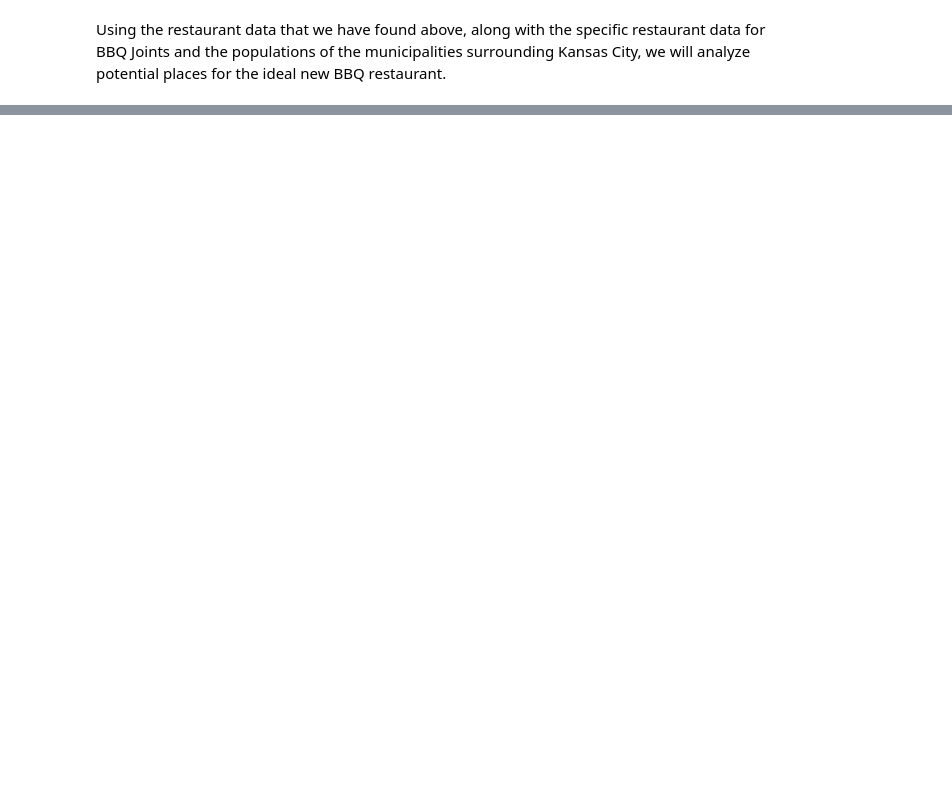
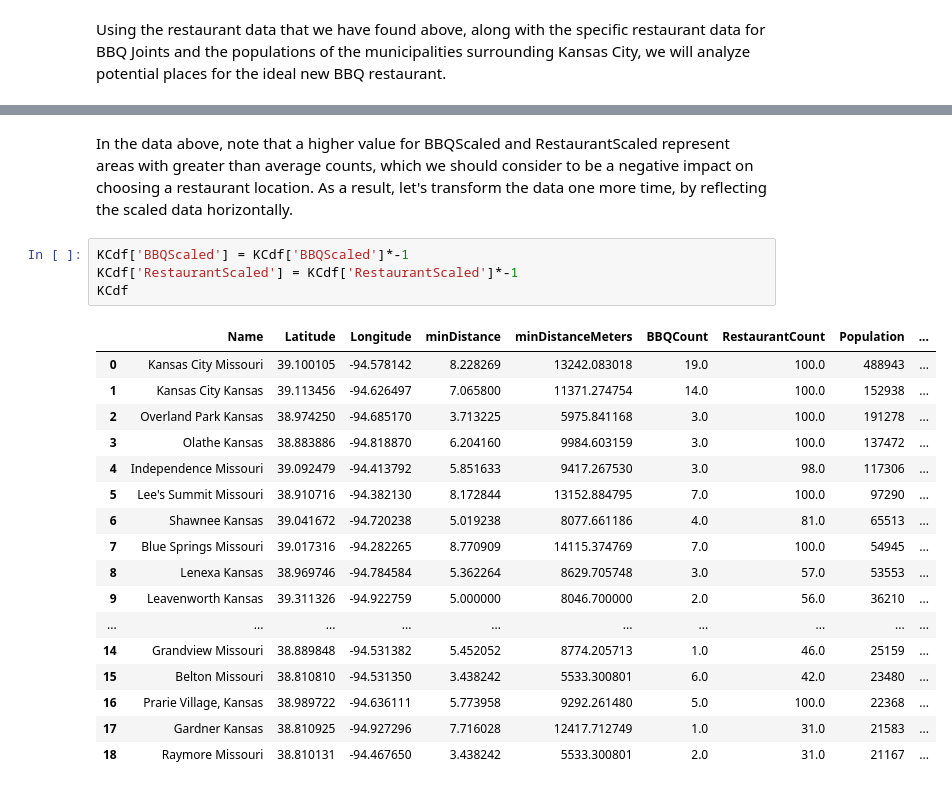
Before and after one commit to anw3612/Coursera_Capstone, a Jupyter notebook: Capstone BBQ Restaurants Project.ipynb, the cells around one changed output, grey strips where cells are left out. Drawn from its saved outputs; the diff is of its cells as text; blank space fills up the shorter version.

```diff
--- a/Capstone BBQ Restaurants Project.ipynb
+++ b/Capstone BBQ Restaurants Project.ipynb
@@ -337,0 +410,24 @@ Using the restaurant data that we have found above, along with the specific rest
+# %% [markdown]
+In the data above, note that a higher value for BBQScaled and RestaurantScaled represent areas with greater than average counts, which we should consider to be a negative impact on choosing a restaurant location.  As a result, let's transform the data one more time, by reflecting the scaled data horizontally.
+# %%
+KCdf['BBQScaled'] = KCdf['BBQScaled']*-1
+KCdf['RestaurantScaled'] = KCdf['RestaurantScaled']*-1
+KCdf
+# %% [output]
+|  | Name | Latitude | Longitude | minDistance | minDistanceMeters | BBQCount | RestaurantCount | Population | ... |
+| 0 | Kansas City Missouri | 39.100105 | -94.578142 | 8.228269 | 13242.083018 | 19.0 | 100.0 | 488943 | ... |
+| 1 | Kansas City Kansas | 39.113456 | -94.626497 | 7.065800 | 11371.274754 | 14.0 | 100.0 | 152938 | ... |
+| 2 | Overland Park Kansas | 38.974250 | -94.685170 | 3.713225 | 5975.841168 | 3.0 | 100.0 | 191278 | ... |
+| 3 | Olathe Kansas | 38.883886 | -94.818870 | 6.204160 | 9984.603159 | 3.0 | 100.0 | 137472 | ... |
+| 4 | Independence Missouri | 39.092479 | -94.413792 | 5.851633 | 9417.267530 | 3.0 | 98.0 | 117306 | ... |
+| 5 | Lee's Summit Missouri | 38.910716 | -94.382130 | 8.172844 | 13152.884795 | 7.0 | 100.0 | 97290 | ... |
+| 6 | Shawnee Kansas | 39.041672 | -94.720238 | 5.019238 | 8077.661186 | 4.0 | 81.0 | 65513 | ... |
+| 7 | Blue Springs Missouri | 39.017316 | -94.282265 | 8.770909 | 14115.374769 | 7.0 | 100.0 | 54945 | ... |
+| 8 | Lenexa Kansas | 38.969746 | -94.784584 | 5.362264 | 8629.705748 | 3.0 | 57.0 | 53553 | ... |
+| 9 | Leavenworth Kansas | 39.311326 | -94.922759 | 5.000000 | 8046.700000 | 2.0 | 56.0 | 36210 | ... |
+| ... | ... | ... | ... | ... | ... | ... | ... | ... | ... |
+| 14 | Grandview Missouri | 38.889848 | -94.531382 | 5.452052 | 8774.205713 | 1.0 | 46.0 | 25159 | ... |
+| 15 | Belton Missouri | 38.810810 | -94.531350 | 3.438242 | 5533.300801 | 6.0 | 42.0 | 23480 | ... |
+| 16 | Prarie Village, Kansas | 38.989722 | -94.636111 | 5.773958 | 9292.261480 | 5.0 | 100.0 | 22368 | ... |
+| 17 | Gardner Kansas | 38.810925 | -94.927296 | 7.716028 | 12417.712749 | 1.0 | 31.0 | 21583 | ... |
+| 18 | Raymore Missouri | 38.810131 | -94.467650 | 3.438242 | 5533.300801 | 2.0 | 31.0 | 21167 | ... |
```
Also changed, not shown: parts of 27 cells of this notebook, 1 other file.
